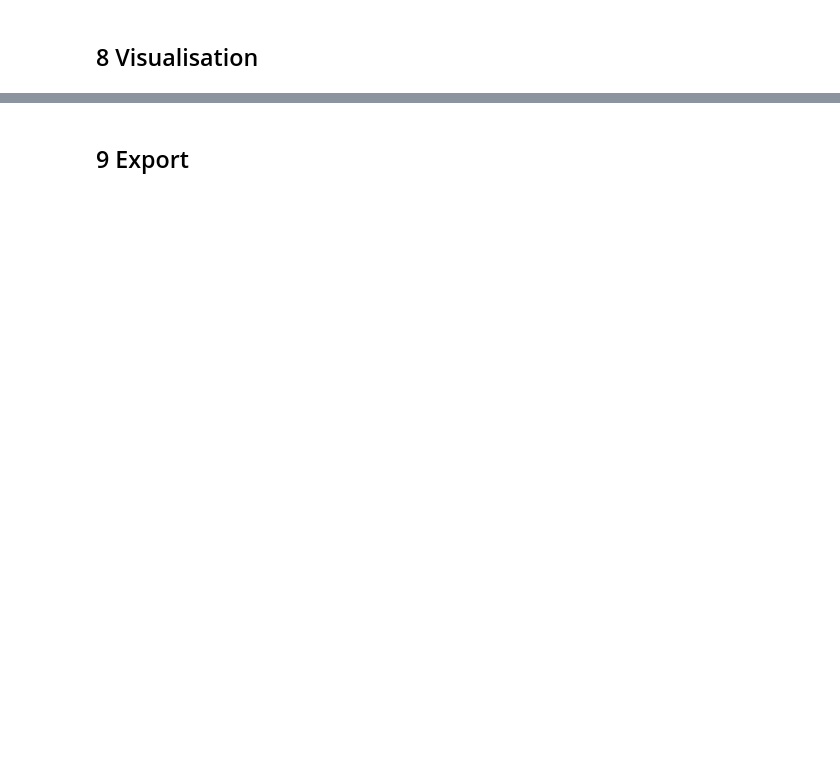
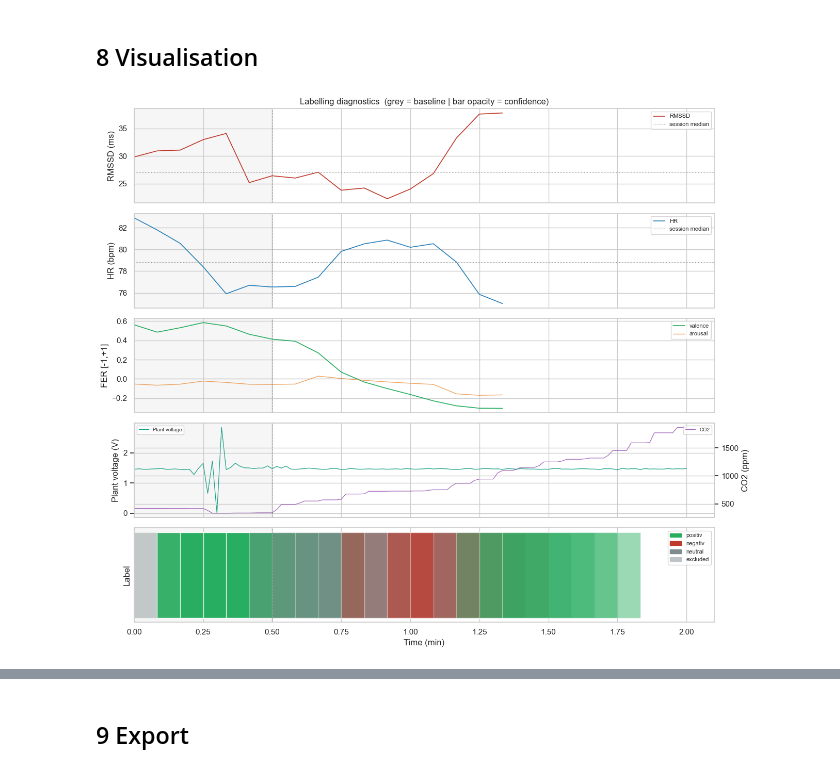
Before and after one commit to JakobJetter/COIN2026_Team-1_Plant-Emotion-Detector, a Jupyter notebook: notebooks/03_ground_truth_classifier.ipynb, the cells around one changed output, grey strips where cells are left out. Saved outputs shown, nothing was run; the diff lists cells and outputs as text; code cells hidden in the pictures; blank space fills up the shorter version.

```diff
--- a/notebooks/03_ground_truth_classifier.ipynb
+++ b/notebooks/03_ground_truth_classifier.ipynb
@@ -751,48 +825,49 @@ axes[1].set_ylabel("HR (bpm)"); axes[1].legend(fontsize=8)
 # Row 2: FER
 if FER_AVAILABLE:
     t_f = t_min(fer_win["win_start_ms"])
     axes[2].plot(t_f, fer_win["fer_valence"], color="#27ae60", lw=1.2, label="valence")
     axes[2].plot(t_f, fer_win["fer_arousal"], color="#e67e22", lw=1.0, alpha=0.7, label="arousal")
     axes[2].axhline(0, color="gray", lw=0.5)
     axes[2].legend(fontsize=8)
 else:
     axes[2].text(0.5, 0.5, "No FER — HRV-only labelling",
                  transform=axes[2].transAxes, ha="center", color="gray")
 axes[2].set_ylabel("FER [-1,+1]")
 
-# Row 3: environment
-# VOC disabled (SGP40 broken) — uncomment has_voc and the two VOC branches
-# below once a replacement sensor is wired in.
-# has_voc = "voc" in grid.columns
-has_voc = False
+# Row 3: environment (plot plant_voltage and/or co2)
+has_plant = "plant_voltage" in grid.columns
 has_co2 = "co2" in grid.columns
-# if has_voc and has_co2:
-#     ax3b = axes[3].twinx()
-#     axes[3].plot(grid["t_s"]/60, grid["voc"], color="#16a085", lw=0.9, label="VOC")
-#     ax3b.plot   (grid["t_s"]/60, grid["co2"], color="#8e44ad", lw=0.9, alpha=0.8, label="CO2")
-#     axes[3].set_ylabel("VOC index"); ax3b.set_ylabel("CO2 (ppm)")
-#     axes[3].legend(fontsize=7, loc="upper left"); ax3b.legend(fontsize=7, loc="upper right")
-# elif has_voc:
-#     axes[3].plot(grid["t_s"]/60, grid["voc"], color="#16a085", lw=0.9, label="VOC")
-#     axes[3].set_ylabel("VOC index"); axes[3].legend(fontsize=7)
-if has_co2:
+
+if has_plant and has_co2:
+    ax3b = axes[3].twinx()
+    axes[3].plot(grid["t_s"]/60, grid["plant_voltage"], color="#16a085", lw=0.9, label="Plant voltage")
+    ax3b.plot   (grid["t_s"]/60, grid["co2"], color="#8e44ad", lw=0.9, alpha=0.8, label="CO2")
+    axes[3].set_ylabel("Plant voltage (V)")
+    ax3b.set_ylabel("CO2 (ppm)")
+    axes[3].legend(fontsize=7, loc="upper left"); ax3b.legend(fontsize=7, loc="upper right")
+elif has_plant:
+    axes[3].plot(grid["t_s"]/60, grid["plant_voltage"], color="#16a085", lw=0.9, label="Plant voltage")
+    axes[3].set_ylabel("Plant voltage (V)"); axes[3].legend(fontsize=7)
+elif has_co2:
     axes[3].plot(grid["t_s"]/60, grid["co2"], color="#8e44ad", lw=0.9, label="CO2")
     axes[3].set_ylabel("CO2 (ppm)"); axes[3].legend(fontsize=7)
 else:
     axes[3].text(0.5, 0.5, "No environment data", transform=axes[3].transAxes, ha="center")
     axes[3].set_ylabel("Environment")
 
 # Row 4: labels
 for _, r in labelled.iterrows():
     ts = (r.win_start_ms - HRV_T0_MS) / 60_000; tw = WIN_S / 60
     axes[4].barh(0, tw, left=ts, height=0.8,
                  color=label_col.get(r.label,"#bdc3c7"),
                  alpha=0.3 + 0.7 * r.label_confidence)
 axes[4].set_yticks([]); axes[4].set_ylabel("Label"); axes[4].set_xlabel("Time (min)")
 patches = [mpatches.Patch(color=c, label=l) for l,c in label_col.items()]
 axes[4].legend(handles=patches, loc="upper right", fontsize=8)
 
 plt.tight_layout(); plt.show()
+# %% [output]
+[figure, added]
 # %%
 # Russell circumplex with agreement markers
 fig, ax = plt.subplots(figsize=(7, 7))
```
Also changed, not shown: parts of 10 cells of this notebook, 1 other file.
